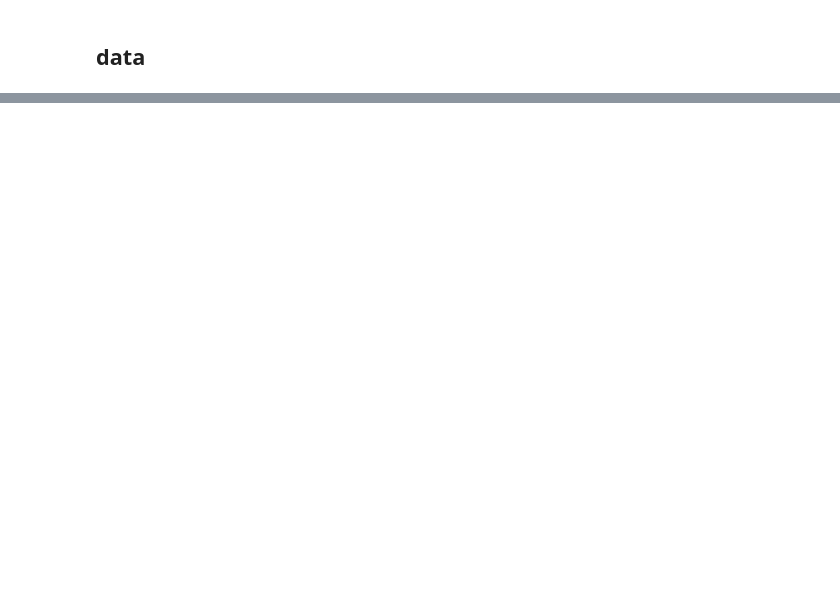
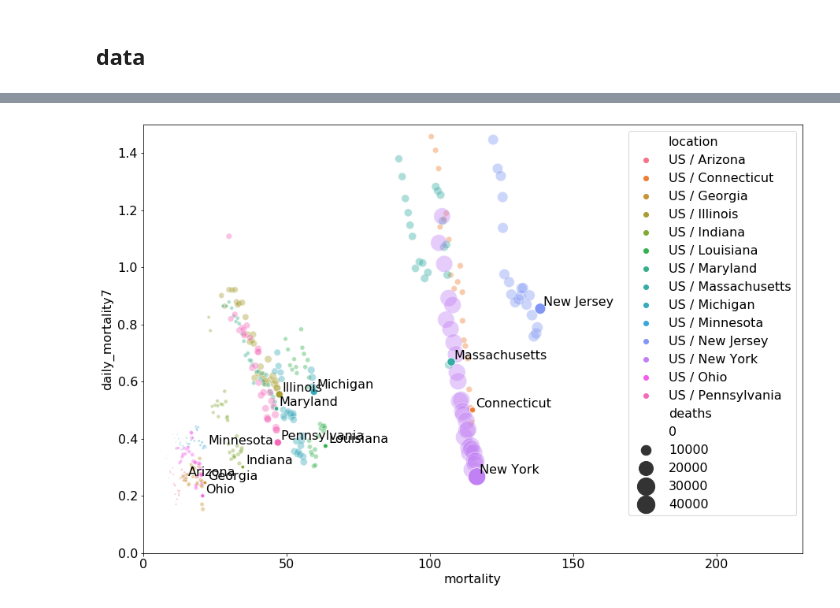
Before and after one commit to alexamici/covid-19-notebooks, a Jupyter notebook: notebooks/usa-states-situation-report.ipynb, the cells around one changed output, grey strips where cells are left out. Saved outputs shown, nothing was run; the diff lists cells and outputs as text; code cells hidden in the pictures; blank space fills up the shorter version.

```diff
--- a/notebooks/usa-states-situation-report.ipynb
+++ b/notebooks/usa-states-situation-report.ipynb
@@ -11,7 +14,7 @@ import warnings
 warnings.filterwarnings('ignore')
 
 import matplotlib.pyplot as plt
-plt.rcParams['figure.figsize'] = (15, 8)
+plt.rcParams['figure.figsize'] = (15, 10)
 plt.rcParams['font.size'] = 16
 import numpy as np
 import pandas as pd
@@ -63,0 +27,6 @@ df.loc[df.index.max()].sort_values('deaths', ascending=False)[['location', 'deat
+# %%
+deaths_path = 'time_series_covid19_deaths_US.csv'
+deaths_path = covid19.data.download('deaths', repo='usa')
+confirmed_path = 'time_series_covid19_deaths_US.csv'
+confirmed_path = covid19.data.download('confirmed', repo='usa')
+deaths_path, confirmed_path
@@ -63,0 +35,10 @@ df.loc[df.index.max()].sort_values('deaths', ascending=False)[['location', 'deat
+# %%
+ds_counties = covid19.data.read_jhu_usa(deaths_path)
+ds_counties['confirmed'] = covid19.data.read_jhu_usa(confirmed_path)['confirmed']
+ds_counties['mortality'] = ds_counties['deaths'] / ds_counties['population'] * 100_000
+ds_counties['daily_deaths'] = ds_counties['deaths'].diff('time')
+ds_counties['daily_mortality'] = ds_counties['daily_deaths'] / ds_counties['population'] * 100_000
+ds_counties['daily_confirmed'] = ds_counties['confirmed'].diff('time')
+
+ds_counties = ds_counties.fillna(0)
+ds_counties
@@ -63,0 +85,9 @@ df.loc[df.index.max()].sort_values('deaths', ascending=False)[['location', 'deat
+# %%
+ds_states = ds_counties.groupby('state_region').sum().rename({'state_region': 'location'})
+ds_states['mortality'] = ds_states['deaths'] / ds_states['population'] * 100_000
+ds_states['daily_mortality'] = ds_states['daily_deaths'] / ds_states['population'] * 100_000
+ds_states['daily_mortality7'] = ds_states['daily_mortality'].rolling({'time': 7}).mean()
+tmp = ds_states.isel(time=-1).copy()
+tmp = tmp.sortby(-tmp['daily_mortality7'])
+STATES = list(tmp.location.values)
+tmp.to_dataframe().head(49)
@@ -64 +113,11 @@ df.loc[df.index.max()].sort_values('deaths', ascending=False)[['location', 'deat
+# %%
+world_hit = ds_states.sel(location=(((ds_states['daily_mortality7'].isel(time=-1) > .2) & (ds_states['mortality'] > 0).any('time')) & (ds_states['deaths'] > 1_000)).any('time')).isel(time=slice(-30, None)).to_dataframe().reset_index()
+ax = sns.scatterplot(x="mortality", y="daily_mortality7", hue="location", size="deaths", data=world_hit, alpha=0.4, sizes=(0, 500))
+ax = sns.scatterplot(x="mortality", y="daily_mortality7", hue="location", size="deaths", data=world_hit[world_hit['time']==world_hit['time'].max()], sizes=(0, 500), legend=False)
+_ = ax.set(ylim=(0, 1.5), xlim=(0, 230))
+for index in world_hit[world_hit['time']==world_hit['time'].max()].index:
+    record = world_hit.loc[index]
+    ax.annotate(record['location'].partition('US / ')[2], (record['mortality'] + 1, record['daily_mortality7'] + .01))
+# %% [output]
+[figure, added]
 # %%
```
Also changed, not shown: parts of 16 cells of this notebook, 8 other files.
